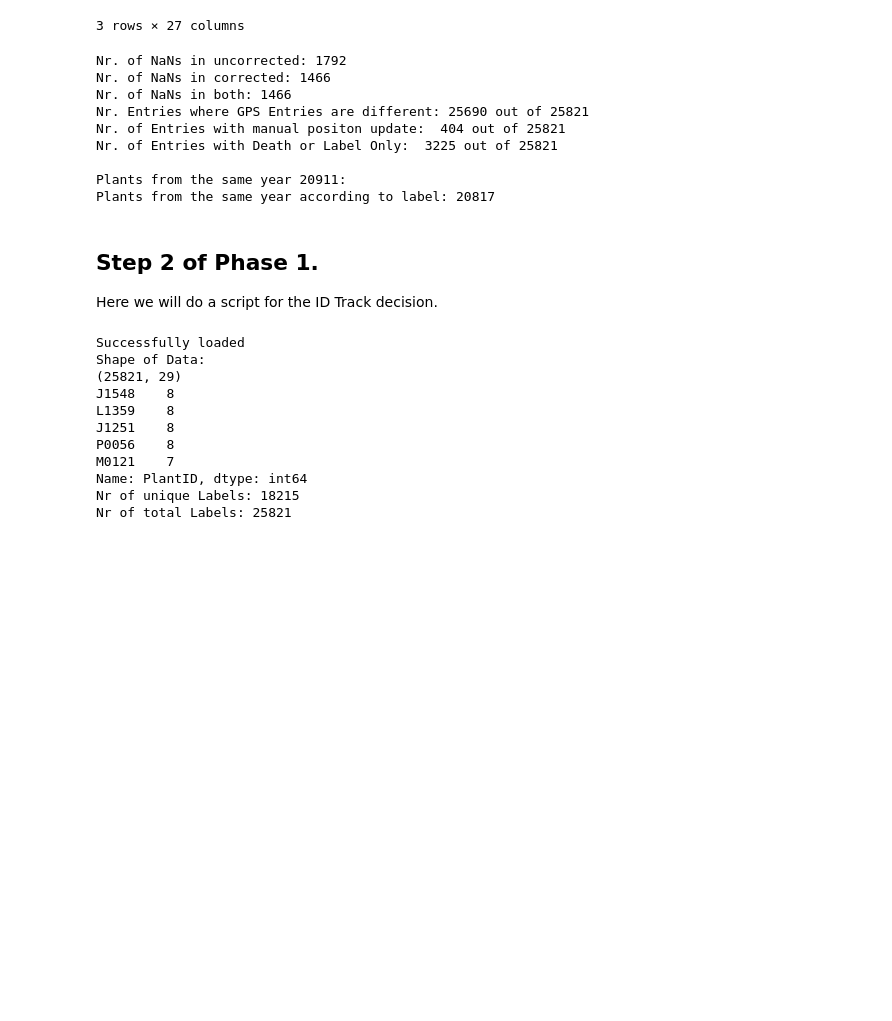
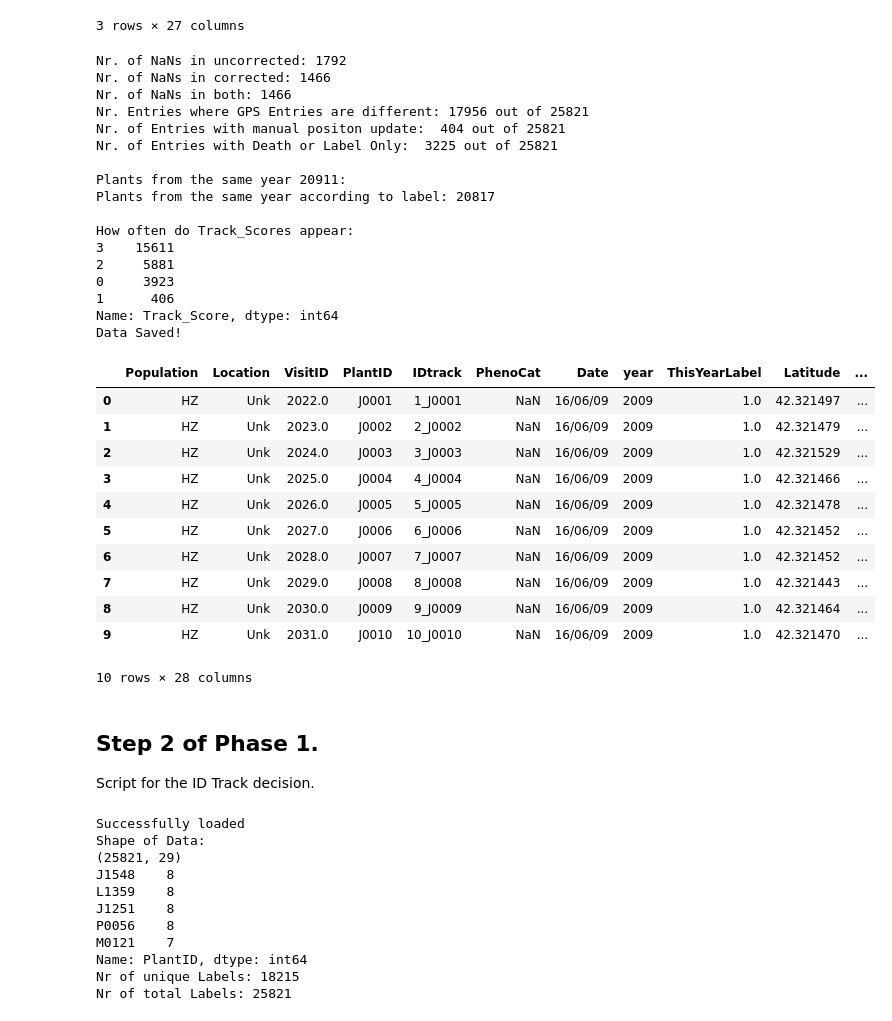
Before and after one commit to hringbauer/GPS-Cleaning-HZ, a Jupyter notebook: Antirrhinum Phase 1 Script.ipynb, the cells around one changed output. Saved outputs shown, nothing was run; the diff lists cells and outputs as text; code cells hidden in the pictures; blank space fills up the shorter version.

```diff
--- a/Antirrhinum Phase 1 Script.ipynb
+++ b/Antirrhinum Phase 1 Script.ipynb
@@ -94,6 +101,11 @@ Nr. of all individuals: 25821
 all_data['Track_Score']=-1 # Set the Default Track Score to 0!
 un_corr_df = all_data.loc[:,['Latitude','Longitude','Altitude']]                          # The uncorrected Data
 corr_df = all_data.loc[:,['CorrectedLatitude','CorrectedLongitude','CorrectedAltitude']]  # The corrected Data                                  # The corrected Data
+
+
+un_corr_df.Longitude = un_corr_df.Longitude.round(8)  # Cut significants digits (due to weird bug)
+corr_df.CorrectedLongitude = corr_df.CorrectedLongitude.round(8) # Cut significant digits (due to weird bug)
+
 
 # Extract the indices where Nan
 nan_corr = corr_df.isnull().any(axis=1)   # Get all indices were at least one entry is not 0.
@@ -141,38 +153,64 @@ transf_year = np.array([d[i] for i in first_chars])  # Put first chars through d
 same_year = (transf_year == years)
 same_year[first_chars=='C']= 1  # Set all Cadi Plants to this year
 
 print("\nPlants from the same year %i:" %np.sum(same_year))
 print("Plants from the same year according to label: %i" %np.sum(all_data.ThisYearLabel))
 
 diff = (same_year != all_data.ThisYearLabel.values)
 #print(all_data.loc[diff,'PlantID']) # Print Differences between inferred difference and ThisYearLabel.values
 
 
 
 
 ############################ Actually set the entries
 #print(np.sum(list(one_nan)))
 all_data.loc[both_nan,'Track_Score'] = 0  # Set the lowest Score
 all_data.loc[one_nan,'Track_Score'] = 1   # Set Score = 1: Corrected is not NaN, but Uncorrected is!
 all_data.loc[bs,'Track_Score'] = 2        # Both Entries exist - but are the same
 all_data.loc[bd,'Track_Score'] = 3        # High score: Both GPS entries exist and are different
 
-all_data.loc[manual_updater, 'Track_Score'] = 1 # Set all entries where there was an manual Updater to 1.
-all_data.loc[plant_stat_wrong, 'Track_Score'] = 0 # Set all entrie where the plant status is wrong to 0.
+all_data.loc[manual_updater, 'Track_Score'] = 1   # Set all entries where there was an manual Updater to 1.
+all_data.loc[plant_stat_wrong, 'Track_Score'] = 0 # Set all entrie where the plant status is Dead/Alive to 0.
+
+print("\nHow often do Track_Scores appear: ")
+all_values = all_data.Track_Score.value_counts()
+print(all_values)
 
 all_data.to_csv(output_folder + output_file_name, sep = '$')
+print("Data Saved!")
+all_data.head(10)
 # %% [output]
 Nr. of NaNs in uncorrected: 1792
 Nr. of NaNs in corrected: 1466
 Nr. of NaNs in both: 1466
-Nr. Entries where GPS Entries are different: 25690 out of 25821
+Nr. Entries where GPS Entries are different: 17956 out of 25821
 Nr. of Entries with manual positon update:  404 out of 25821
 Nr. of Entries with Death or Label Only:  3225 out of 25821
 
 Plants from the same year 20911:
 Plants from the same year according to label: 20817
+
+How often do Track_Scores appear:
+3    15611
+2     5881
+0     3923
+1      406
+Name: Track_Score, dtype: int64
+Data Saved!
+|  | Population | Location | VisitID | PlantID | IDtrack | PhenoCat | Date | year | ThisYearLabel | Latitude | ... |
+| 0 | HZ | Unk | 2022.0 | J0001 | 1_J0001 | NaN | 16/06/09 | 2009 | 1.0 | 42.321497 | ... |
+| 1 | HZ | Unk | 2023.0 | J0002 | 2_J0002 | NaN | 16/06/09 | 2009 | 1.0 | 42.321479 | ... |
+| 2 | HZ | Unk | 2024.0 | J0003 | 3_J0003 | NaN | 16/06/09 | 2009 | 1.0 | 42.321529 | ... |
+| 3 | HZ | Unk | 2025.0 | J0004 | 4_J0004 | NaN | 16/06/09 | 2009 | 1.0 | 42.321466 | ... |
+| 4 | HZ | Unk | 2026.0 | J0005 | 5_J0005 | NaN | 16/06/09 | 2009 | 1.0 | 42.321478 | ... |
+| 5 | HZ | Unk | 2027.0 | J0006 | 6_J0006 | NaN | 16/06/09 | 2009 | 1.0 | 42.321452 | ... |
+| 6 | HZ | Unk | 2028.0 | J0007 | 7_J0007 | NaN | 16/06/09 | 2009 | 1.0 | 42.321452 | ... |
+| 7 | HZ | Unk | 2029.0 | J0008 | 8_J0008 | NaN | 16/06/09 | 2009 | 1.0 | 42.321443 | ... |
+| 8 | HZ | Unk | 2030.0 | J0009 | 9_J0009 | NaN | 16/06/09 | 2009 | 1.0 | 42.321464 | ... |
+| 9 | HZ | Unk | 2031.0 | J0010 | 10_J0010 | NaN | 16/06/09 | 2009 | 1.0 | 42.321470 | ... |
+10 rows × 28 columns
 # %% [markdown]
 ## Step 2 of Phase 1.
-Here we will do a script for the ID Track decision.
+Script for the ID Track decision.
 # %%
 # First load the Data Frame
```
Also changed, not shown: parts of 16 cells of this notebook, 1 other file.
